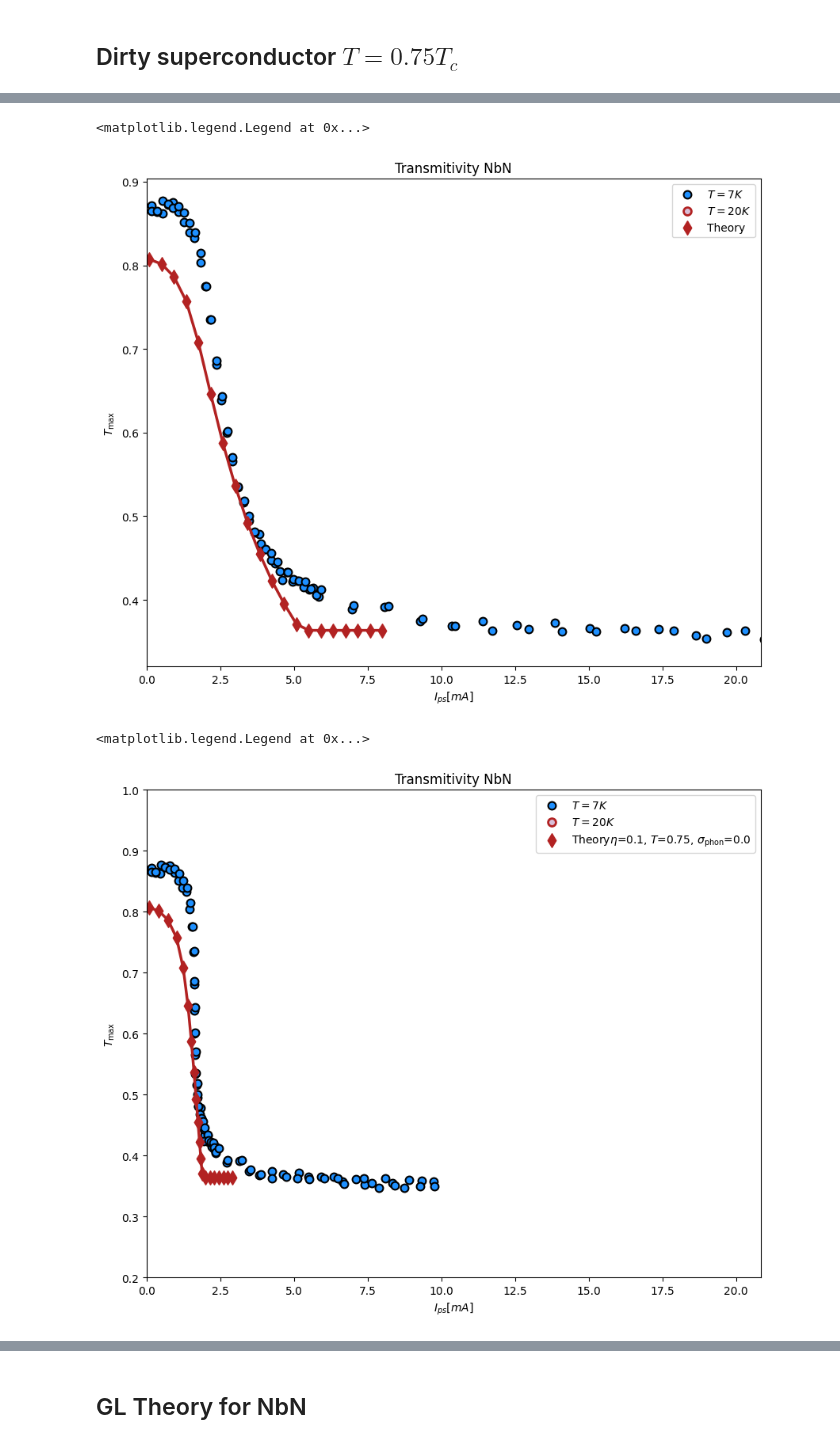
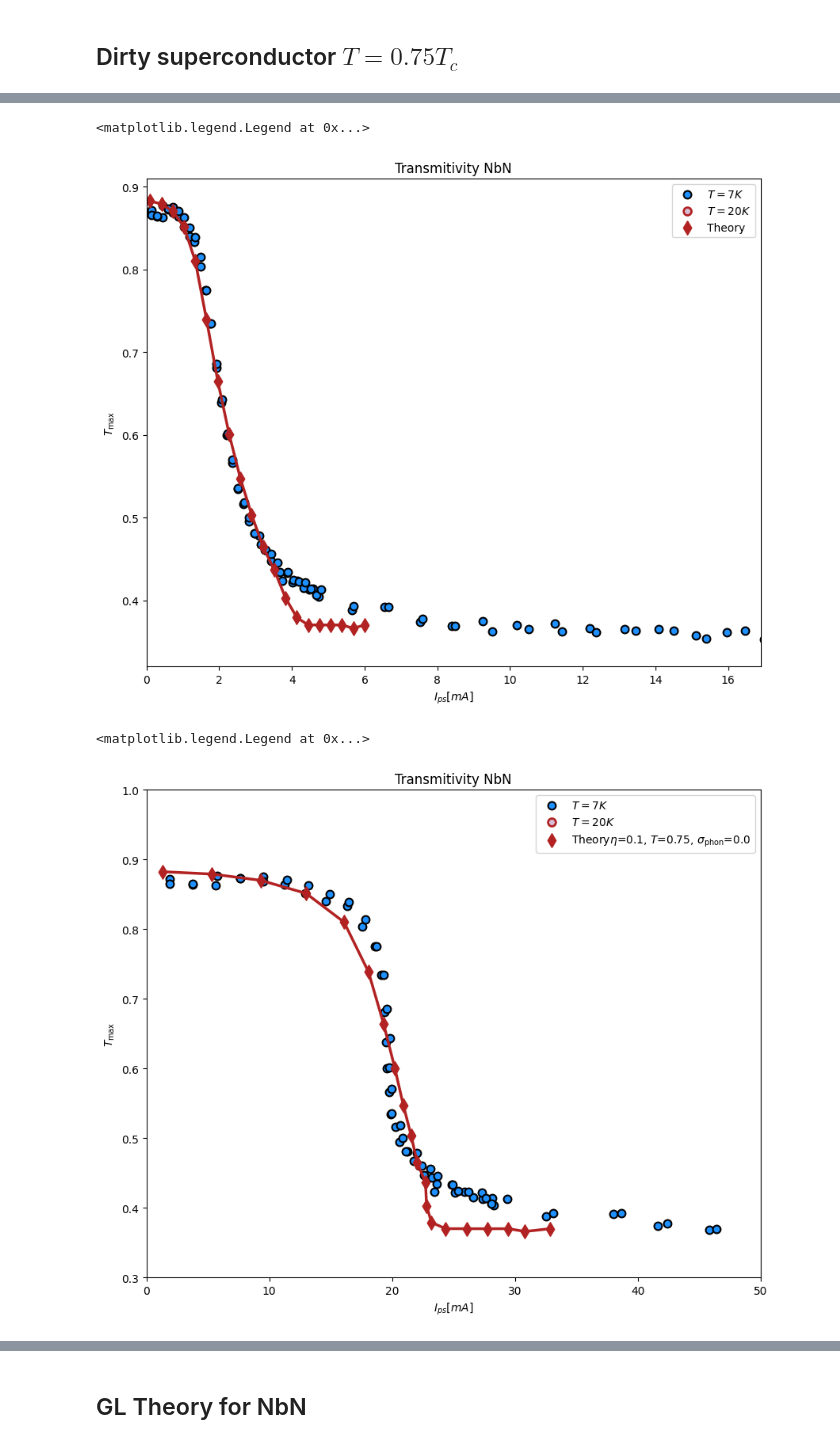
Before and after one commit to j-curtis/psBQP, a Jupyter notebook: Final_plots_and_data.ipynb, the cells around one changed output, grey strips where cells are left out. Saved outputs shown, nothing was run; the diff lists cells and outputs as text; code cells hidden in the pictures.

Commit message:
Final code and fixed eta evolution used for first experimental paper

```diff
--- a/Final_plots_and_data.ipynb
+++ b/Final_plots_and_data.ipynb
@@ -227,7 +226,6 @@ sc_data_y = data_2
 normal_data_x = data_4
 sc_data_x = data_3
 
-
 eta_list = [0.1]
 temp_list = [0.45]
 phonon_scattering_list = [0.00]
@@ -236,7 +234,7 @@ data_theory_dictionaries = []
 for eta in eta_list:
     for temp in temp_list:
         for phonon_scattering in phonon_scattering_list:
-            filename = 'Quasi-static-evolution-T:' + str(np.round(temp,2)) + ' phonons:' + str(np.round(phonon_scattering,2)) + ' eta:' + str(np.round(eta,2)) + '-Contact' + '.pkl'
+            filename = 'Quasi-static-evolution-T:' + str(np.round(temp,2)) + ' phonons:' + str(np.round(phonon_scattering,2)) + ' eta:' + str(np.round(eta,2)) + '-Contact' + '-2.pkl'
             data_theory_dictionaries += [load_file(filename)]
             labels += [r'$\eta$=' + str(np.round(eta,2)) + r', $T$=' + str(np.round(temp,2)) + r', $\sigma_{\rm phon}$=' + str(np.round(phonon_scattering,2))]
 
@@ -408,7 +424,7 @@ data_theory_dictionaries = []
 for eta in eta_list:
     for temp in temp_list:
         for phonon_scattering in phonon_scattering_list:
-            filename = 'Quasi-static-evolution-T:' + str(np.round(temp,2)) + ' phonons:' + str(np.round(phonon_scattering,2)) + ' eta:' + str(np.round(eta,2)) + '-Contact.pkl'
+            filename = 'Quasi-static-evolution-T:' + str(np.round(temp,2)) + ' phonons:' + str(np.round(phonon_scattering,2)) + ' eta:' + str(np.round(eta,2)) + '-Contact-2.pkl'
             data_theory_dictionaries += [load_file(filename)]
             labels += [r'$\eta$=' + str(np.round(eta,2)) + r', $T$=' + str(np.round(temp,2)) + r', $\sigma_{\rm phon}$=' + str(np.round(phonon_scattering,2))]
 
@@ -419,6 +435,6 @@ dict_keys(['q_scan_gaps', 'q_scan_currents', 'q_scan_current_max', 'times', 'pul
 # %%
 
-I_c = 12
+I_c = 14.8
 fig, axs = plt.subplots(1,1,figsize = (10,8))
 axs.set_ylabel(r'$T_{\rm max}$')
 axs.set_xlabel(r'$I_{ps}[mA]$')
@@ -441,36 +457,41 @@ plt.legend()
 #plt.savefig('Dirty supercondutor-large eta-T vs I_in')
 # %% [output]
 <matplotlib.legend.Legend at 0x...>
-[figure, old version]
+[figure, new version]
 # %%
 
 
-I_c = 12
+I_c = 14.8
 fig, axs = plt.subplots(1,1,figsize = (10,8))
 axs.set_ylabel(r'$T_{\rm max}$')
 axs.set_xlabel(r'$I_{ps}[mA]$')
 axs.set_title(r'Transmitivity NbN')
 
-axs.scatter(np.abs(sc_data_x)/I_c, sc_data_y, color = 'dodgerblue', marker = 'o',label = r'$T = 7K$', edgecolors='black', s = 50, linewidth = 1.5)
-axs.scatter(np.abs(normal_data_x)/I_c, normal_data_y, color = 'thistle', marker = 'o',label =  r'$T = 20K$', edgecolors='firebrick', s = 50, linewidth = 2)
+axs.scatter(np.abs(sc_data_x), sc_data_y, color = 'dodgerblue', marker = 'o',label = r'$T = 7K$', edgecolors='black', s = 50, linewidth = 1.5)
+axs.scatter(np.abs(normal_data_x), normal_data_y, color = 'thistle', marker = 'o',label =  r'$T = 20K$', edgecolors='firebrick', s = 50, linewidth = 2)
 
 plt.ylim(0.2, 1)
-plt.xlim(0,170/I_c)
+plt.xlim(0,170)
 
 
 index = 0
 crt_dict = data_theory_dictionaries[index ]
-axs.scatter(np.max(np.array(crt_dict['pulse_in']), axis = 1) * np.array(crt_dict['transmitivity']),crt_dict['transmitivity'], marker = 'd', color = 'firebrick', s = 80, label = r'Theory' + labels[index])
-axs.plot(np.max(np.array(crt_dict['pulse_in']), axis = 1) * np.array(crt_dict['transmitivity']),crt_dict['transmitivity'], color = 'firebrick', linewidth = 2.5)
+axs.scatter(np.max(np.array(crt_dict['pulse_in']), axis = 1) * np.array(crt_dict['transmitivity']) * I_c,crt_dict['transmitivity'], marker = 'd', color = 'firebrick', s = 80, label = r'Theory' + labels[index])
+axs.plot(np.max(np.array(crt_dict['pulse_in']), axis = 1) * np.array(crt_dict['transmitivity']) * I_c ,crt_dict['transmitivity'], color = 'firebrick', linewidth = 2.5)
 
-plt.ylim(0.2, 1)
-plt.xlim(0,250/I_c)
+x_data = np.max(np.array(crt_dict['pulse_in']), axis = 1) * np.array(crt_dict['transmitivity'])
+y_data = crt_dict['transmitivity']
+
+save_two_column_text(data = np.array([x_data,y_data]).T,filename='NbN_12K.dat')
+
+plt.ylim(0.3, 1)
+plt.xlim(0,50)
 
 plt.legend()
 #plt.savefig('Dirty supercondutor-large eta-T vs I_in')
 # %% [output]
 <matplotlib.legend.Legend at 0x...>
-[figure, old version]
+[figure, new version]
 # %%
 data_index = 0
 
```
Also changed, not shown: parts of 15 cells of this notebook, 22 other files.
